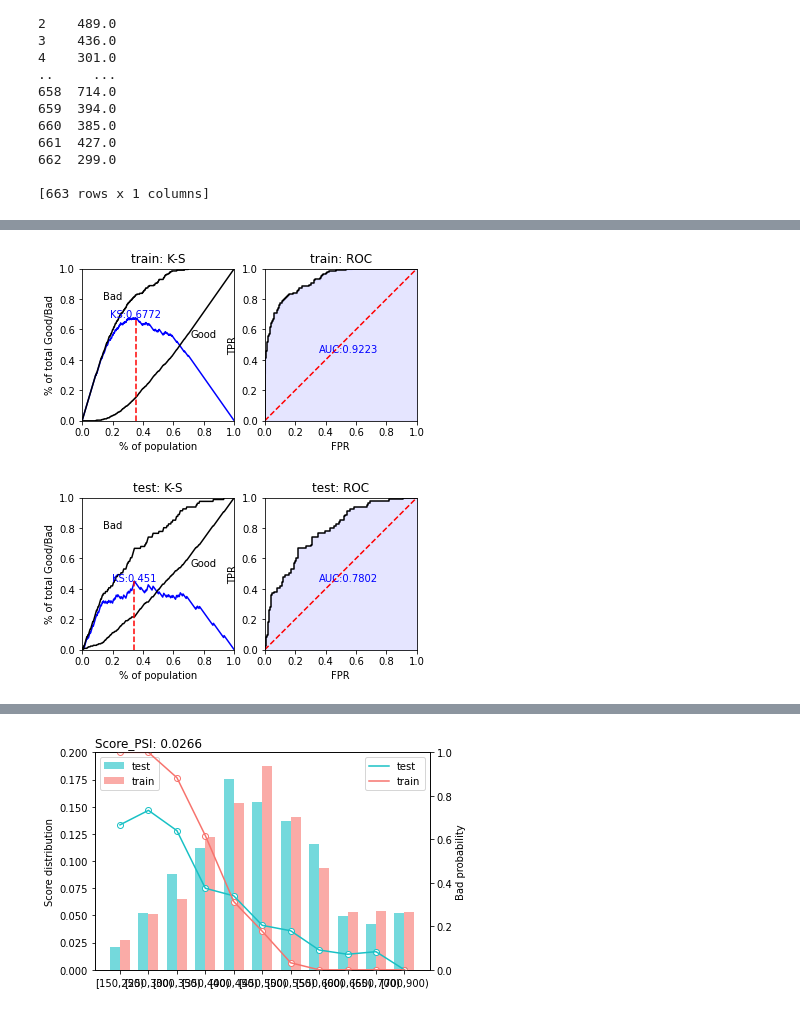
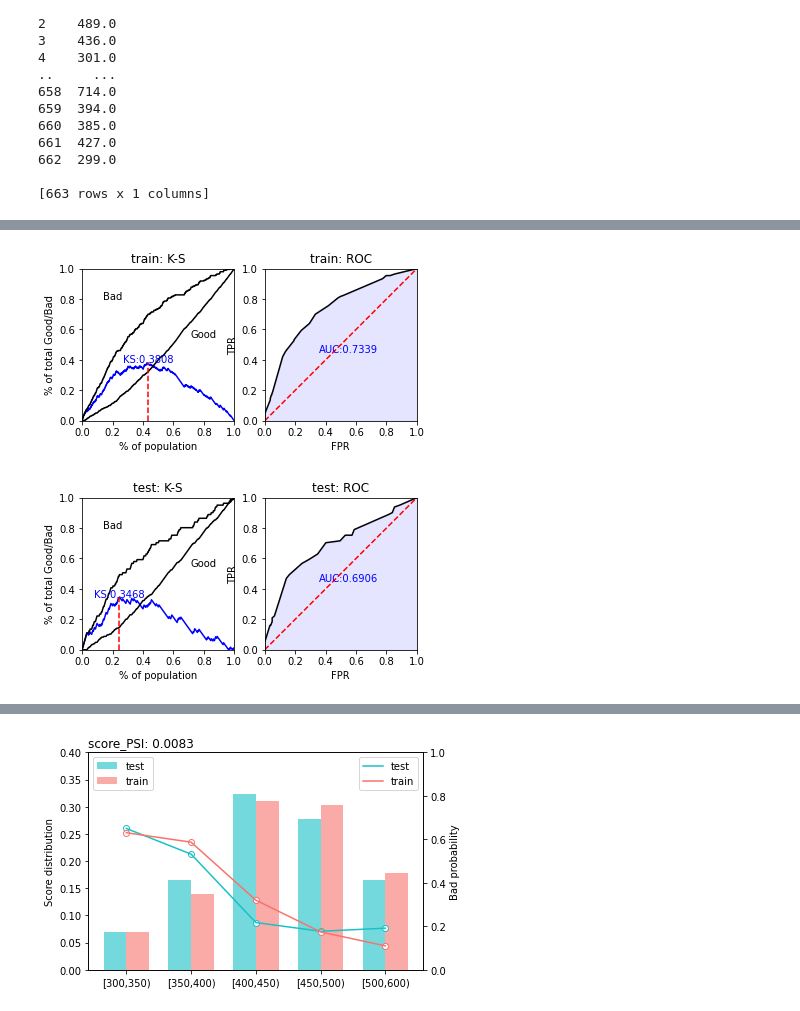
Before and after one commit to IndraLukasTjahaja/Digital_Credit_Risk, a Jupyter notebook: Bab 2 - Credit Scoring Modeling dengan Python.ipynb, the cells around one changed output, grey strips where cells are left out. Cells and saved outputs as stored; diff of their text form; code cells hidden in the pictures.

```diff
--- a/Bab 2 - Credit Scoring Modeling dengan Python.ipynb
+++ b/Bab 2 - Credit Scoring Modeling dengan Python.ipynb
@@ -2069,0 +1980,7 @@ ROC Score: 0.7728152989590898
+# %%
+# Persiapan membuat model
+# Memilih variabel yang akan diinput ke dalam model
+
+df_simple_WOE = df_clean[['default','SLIK_Kolektibilitas_WOE','DBR_WOE']]
+df_simple_Bin = df_clean[['default','SLIK_Kolektibilitas_Bin','DBR_Bin']]
+df_simple = df_clean[['default','SLIK_Kolektibilitas','DBR']]
@@ -2070,6 +2070,6 @@ ROC Score: 0.7728152989590898
 # %%
-y = df_model_Bin.loc[:,'default']
-X = df_model_Bin.loc[:,df_model_WOE.columns != 'default']
+y = df_simple_Bin.loc[:,'default']
+X = df_simple_Bin.loc[:,df_simple_Bin.columns != 'default']
 
 from sklearn.model_selection import train_test_split
 X_train, X_test, y_train, y_test = train_test_split(X, y, test_size=0.30, random_state=42)
@@ -2091,74 +2091,60 @@ bins = scpy.woebin(df_train, y = 'default')
 # Melakukan WOE binning dengan adjustment
 breaks_adj = {
     'SLIK_Kolektibilitas_Bin': ['Kolek 1','Kolek 2&3','Kolek 4&5','Kolek Tidak_Ditemukan'],
-    'DBR_Bin': ["1.0%", "2.0-10%","3.10-20%","4.20-30%","5.30-40%","6.40-50%","7.50-60%","8.>60%"],
-    'Device_Apps_Segmentation_Bin': ["Games","Online_Lending","Productivity","Shopping","Social_Media"],
-    'Lama_Cicilan_Bin': ["1_bulan", "2_bulan","3_bulan","4_bulan","5_bulan","6_bulan"],
-    'Usia_Bin': ["1.<=25","2.26-30","3.31-35","4.36-40","5.41-50","6.>=51"],
-    'Device_Active_Since_Bin': ["1_Kurang_1_tahun", "2_1_ke_3_tahun","3_Lebih_3_tahun"],
-    'API_CreditScore_Vendor_B_Bin': ["1.0-100", "2.101-175","3.176-225","4.226-299","5.>299"],
-    'Mobile_Provider_Bin': ["Telco_A", "Telco_B","Telco_C","Telco_D","Telco_E"],
-    'Tujuan_Pinjaman_Bin': ["1.pendidikan", "2.buka_bisnis","3.liburan","4.elektronik","5.peralatan_rumahtangga","6.makanan"],
-    'Device_Apps_Installed_Bin': ["1.0-5", "2.5-10","3.10-15","4.15-20","5.20-30","6.>30"],
-    'Mobile_Number_Active_Since_Bin': ["1_Kurang_1_bulan", "2_Kurang_1_tahun","3_1_ke_2_tahun","4_2_ke_5_tahun","5_Lebih_5_tahun"],
-    'Alamat_Rumah_Kantor_Bin': ["1.Rumah_Kantor_Dekat","2.Rumah_Kantor_Jauh"]
+    'DBR_Bin': ["1.0%", "2.0-10%","3.10-20%","4.20-30%","5.30-40%","6.40-50%","7.50-60%","8.>60%"]
 }
 bins_adj = scpy.woebin(df_train, y="default", breaks_list=breaks_adj)
 
 train = df_train
 test = df_test
+
 # converting train and test into woe values
 train_woe = scpy.woebin_ply(train, bins_adj)
 test_woe = scpy.woebin_ply(test, bins_adj)
+
 
 y_train = train_woe.loc[:,'default']
 X_train = train_woe.loc[:,train_woe.columns != 'default']
 y_test = test_woe.loc[:,'default']
 X_test = test_woe.loc[:,train_woe.columns != 'default']
 
-# Membuat scorecard dengan menggunakan algoritma xgboost
-import xgboost as xgb
-xgb_model = xgb.XGBRegressor(objective="binary:logistic", random_state=42)
-xgb_model.fit(X_train, y_train)
+# Membuat scorecard dengan menggunakan algoritma logistic regression
+from sklearn.linear_model import LogisticRegression
+lr = LogisticRegression(fit_intercept = True)
+lr.fit(X_train, y_train)
+
+print(lr.coef_)
+print(lr.get_params(deep=True))
 
 # predicted probability
 # predicted proability
-train_pred = xgb_model.predict(X_train)
-test_pred = xgb_model.predict(X_test)
+train_pred = lr.predict_proba(X_train)[:,1]
+test_pred = lr.predict_proba(X_test)[:,1]
 
 # performance ks & roc ------
 train_perf = scpy.perf_eva(y_train, train_pred, title = "train")
 test_perf = scpy.perf_eva(y_test, test_pred, title = "test")
 
 # score ------
-# tidak bisa dilakukan karena logic model memperlukan coefficient regresi
-#card = scpy.scorecard(bins_adj, xgb_model, X_train.columns, points0=600, odds0=1/20, pdo=50, basepoints_eq0=False)
+card = scpy.scorecard(bins_adj, lr, X_train.columns, points0=600, odds0=1/20, pdo=50, basepoints_eq0=False)
+print(card)
+
 # credit score
-#train_score = scpy.scorecard_ply(train, card, print_step=0)
-#test_score = scpy.scorecard_ply(test, card, print_step=0)
-
-# Membuat scoring
-P0 = 600 # Target Score
-PDO = 50 # Target Odds
-theta0 = 1.0/20 # Points double odds
-B = PDO/np.log(2)
-A = P0 + B * np.log(theta0)
-
-train_score = A - B*np.log(train_pred/(1-train_pred))
-test_score = A - B*np.log(test_pred/(1-test_pred))
-
-df_score_train = pd.DataFrame(train_score, columns=['Score'])
-df_score_test = pd.DataFrame(test_score, columns=['Score'])
+train_score = scpy.scorecard_ply(train, card, print_step=0)
+test_score = scpy.scorecard_ply(test, card, print_step=0)
 
 # psi
 scpy.perf_psi(
-  score = {'train':df_score_train, 'test':df_score_test},
+  score = {'train':train_score, 'test':test_score},
   label = {'train':y_train, 'test':y_test}
 )
 
-
-# Menggabungkan dataset variabel kategori dari one hot encoding dengan variabel numerik
-df_result_test = pd.concat([df_test, df_score_test], axis = 1)
+# Dalam bentuk dataframe lengkap
+df_train_woe = pd.concat([train, train_woe, train_score], axis = 1)
+# Untuk memudahkan membaca hasil, maka disimpan dalam bentuk csv dan didownload
+from google.colab import files
+df_train_woe.to_csv('df_train_woe.csv')
+files.download('df_train_woe.csv')
 # %% [output]
 [INFO] creating woe binning ...
 [INFO] creating woe binning ...
@@ -2167,2 +2155,2 @@ df_result_test = pd.concat([df_test, df_score_test], axis = 1)
-[figure, old version]
+[figure, new version]
-[figure, old version]
+[figure, new version]
@@ -2169 +2171 @@ df_result_test = pd.concat([df_test, df_score_test], axis = 1)
-[figure, old version]
+[figure, new version]
```
Also changed, not shown: parts of 21 cells of this notebook.
